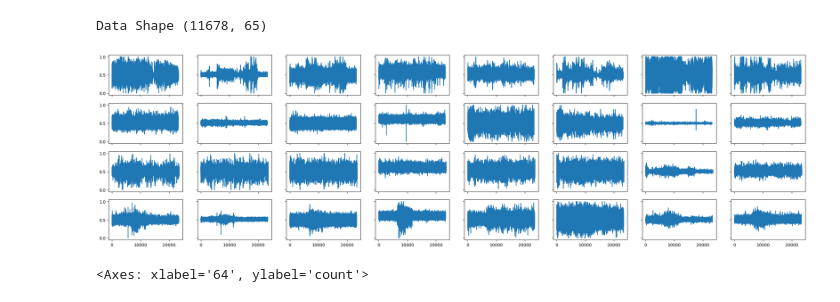
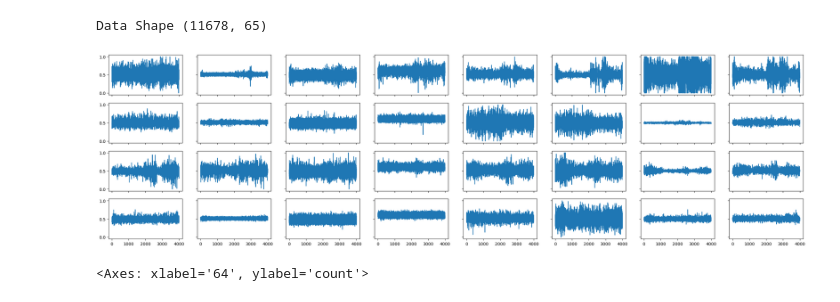
Before and after one commit to JAEHO-SUL/DGU-MLDL, a Jupyter notebook: Final Project [설재호].ipynb, the cells around one changed output. Drawn from its saved outputs; the diff is of its cells as text; code cells hidden in the pictures.

```diff
--- a/Final Project [설재호].ipynb
+++ b/Final Project [설재호].ipynb
@@ -103,7 +103,7 @@ OK - 3
 # %% [markdown]
 ![image.png](attachment:image.png)
 # %%
-path = Path(r'C:/Users/DMIC/Desktop/Seol/GIT_Repository/study/Biosignals/EMG-Torch')
+path = Path(r'C:/Users/tjfwo/OneDrive/바탕 화면/GIT_Repository/study/Biosignals/EMG-Torch/archive')
 # %%
 df0 = pd.read_csv(path / '0.csv', header=None)
 df1 = pd.read_csv(path / '1.csv', header=None)
@@ -119,34 +119,34 @@ sc = MinMaxScaler(feature_range = (0,1)) # 데이터를 0-1 사이의 값으로
 # %%
 # 데이터 시각화
 def plot_data(data):
 
     X0, X1, X2, X3=[],[],[],[]
     data[:,:-1] = sc.fit_transform(data[:,:-1]) # 데이터 normalization
 
     for i in range(data.shape[0]): # 데이터 재구조화
         tmp = data[i,:-1].reshape((8,8))
         for j in range(8):
             if data[i,-1] == 0:
                 X0.append(tmp[j,:])
             elif data[i,-1] == 1:
                 X1.append(tmp[j,:])
             elif data[i,-1] == 2:
                 X2.append(tmp[j,:])
             elif data[i,-1] == 3:
                 X3.append(tmp[j,:])
 
     X0, X1, X2, X3 = np.array(X0), np.array(X1), np.array(X2), np.array(X3) # 데이터 분류
 
     fig, axes = plt.subplots(4,8, figsize=(30, 8), sharex=True, sharey=True) # 데이터 시각화
     for i in range(8):
-        axes[0][i].plot(X0[:,i], label='Raw Ch '+str(i))
-        axes[1][i].plot(X1[:,i], label='Raw Ch '+str(i))
-        axes[2][i].plot(X2[:,i], label='Raw Ch '+str(i))
-        axes[3][i].plot(X3[:,i], label='Raw Ch '+str(i))
+        axes[0][i].plot(X0[:4000,i], label='Raw Ch '+str(i))
+        axes[1][i].plot(X1[:4000,i], label='Raw Ch '+str(i))
+        axes[2][i].plot(X2[:4000,i], label='Raw Ch '+str(i))
+        axes[3][i].plot(X3[:4000,i], label='Raw Ch '+str(i))
     plt.show()
 plot_data(data)
 # %% [output]
-[figure, old version]
+[figure, new version]
 # %%
 sns.countplot(x=64, data=df)
 # %% [output]
```
Also changed, not shown: parts of 7 cells of this notebook, 1 other file.
